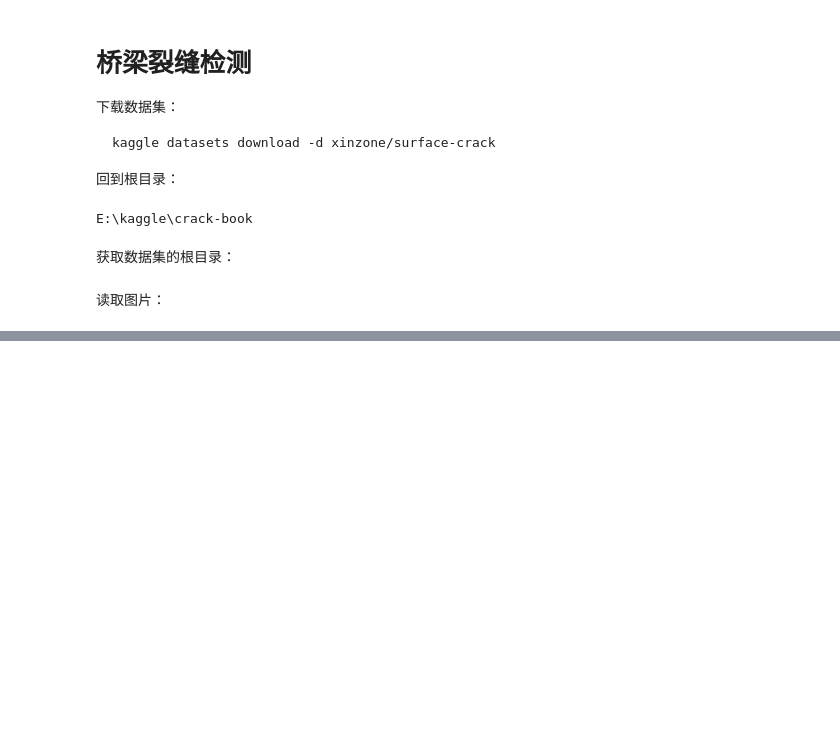
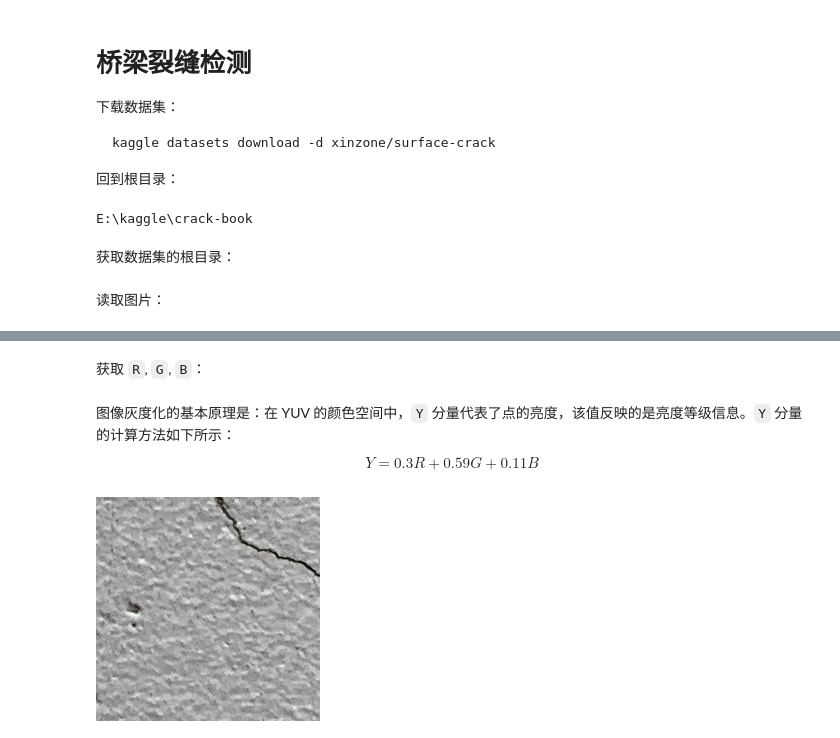
Before and after one commit to daobook/crack-book, a Jupyter notebook: docs/surface-crack-detection/01_crack-loader.ipynb, the cells around one changed output, grey strips where cells are left out. Saved outputs shown, nothing was run; the diff lists cells and outputs as text; code cells hidden in the pictures; blank space fills up the shorter version.

```diff
--- a/docs/surface-crack-detection/01_crack-loader.ipynb
+++ b/docs/surface-crack-detection/01_crack-loader.ipynb
@@ -87,0 +92,5 @@ Negative
+# %%
+img = I.array('train/Positive/IMG_0487_9_13.jpg')
+im = Image.fromarray(img)
+# %% [markdown]
+获取 `R`, `G`, `B`：
@@ -87,0 +106,6 @@ Negative
+# %% [markdown]
+图像灰度化的基本原理是：在 YUV 的颜色空间中，`Y` 分量代表了点的亮度，该值反映的是亮度等级信息。`Y` 分量的计算方法如下所示：
+
+$$
+Y = 0.3 R + 0.59 G + 0.11 B
+$$
@@ -87,0 +118,4 @@ Negative
+# %%
+im
+# %% [output]
+[figure, added]
```
Also changed, not shown: parts of 11 cells of this notebook.
